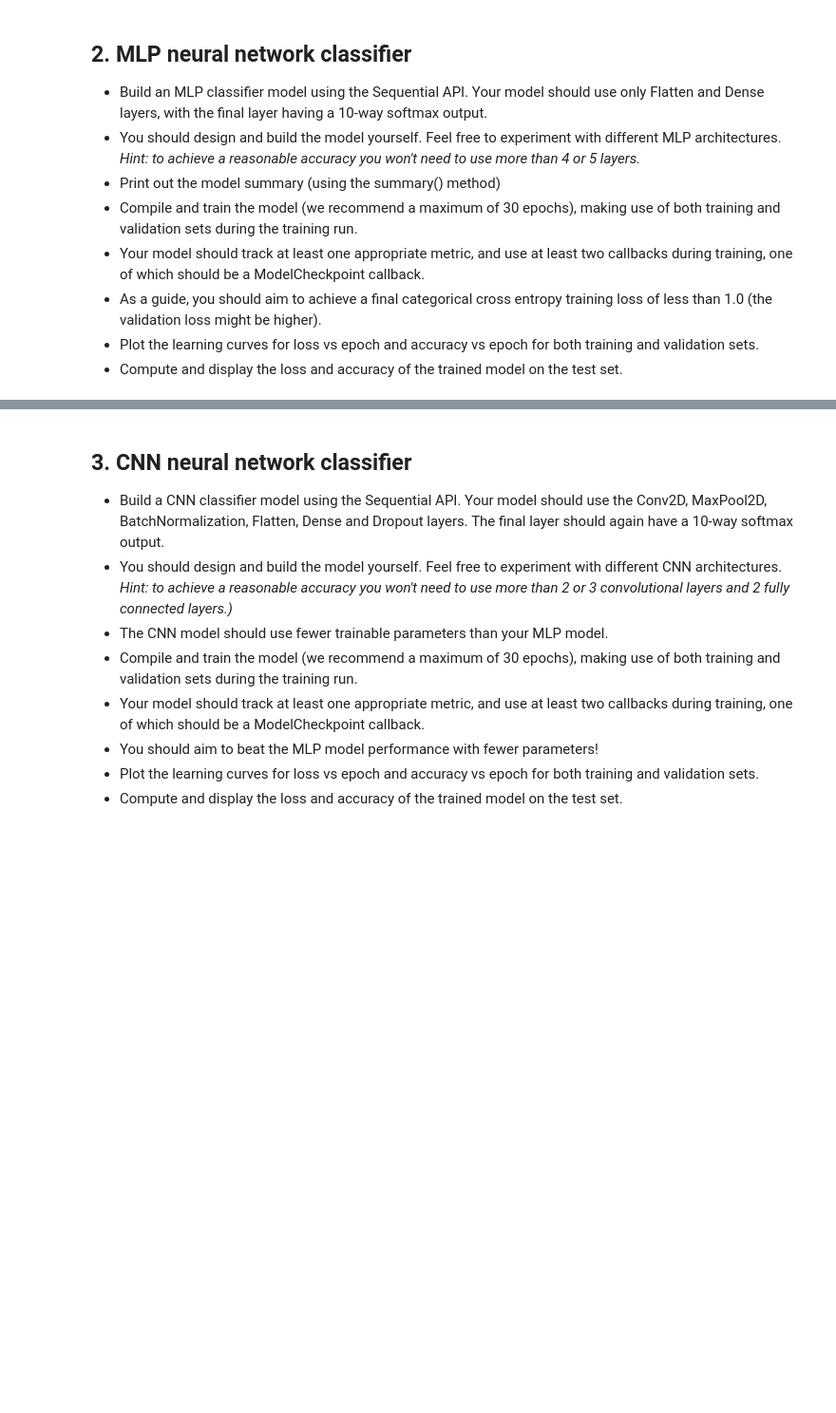
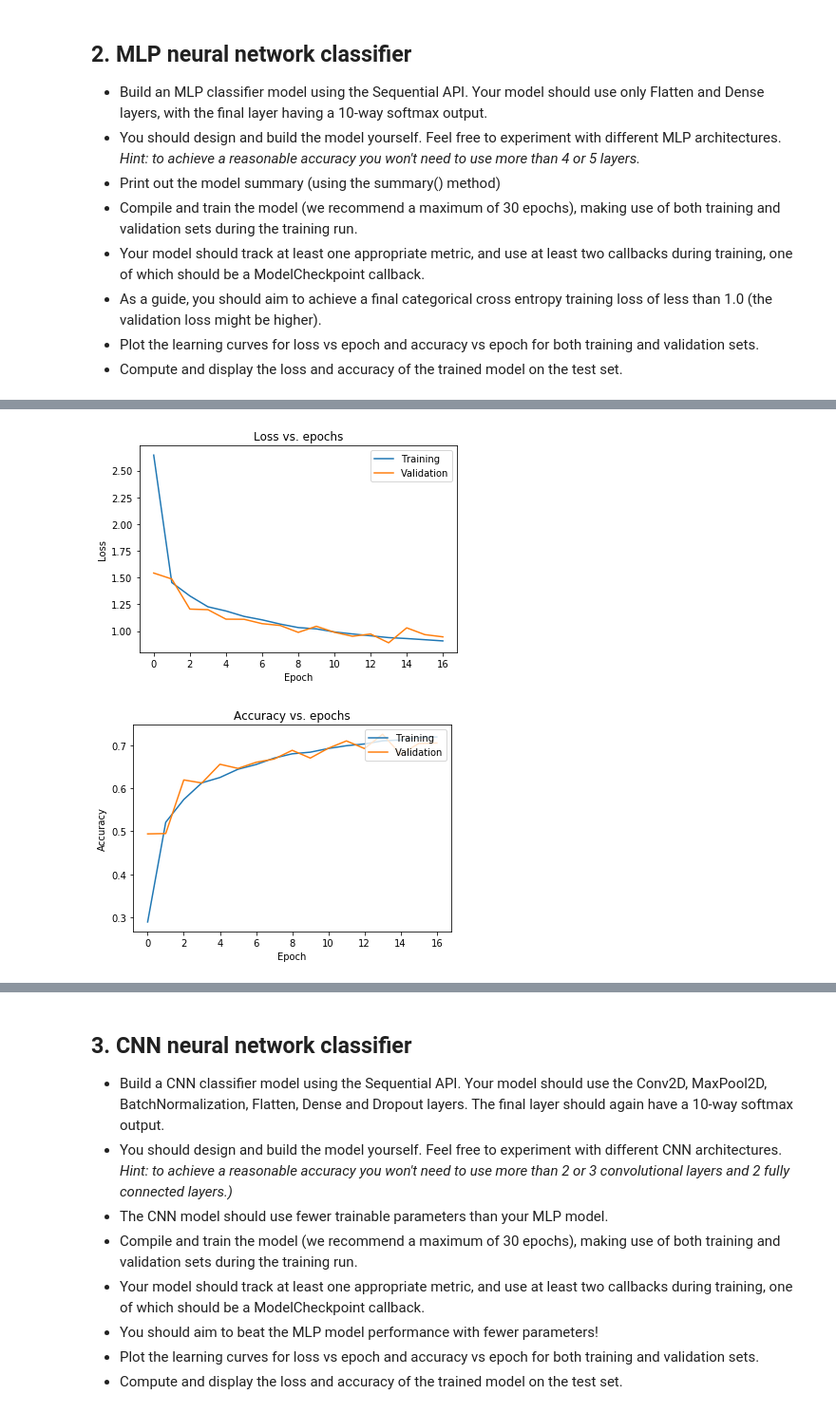
Before and after one commit to cogentdom/tf2-for-deep-learning, a Jupyter notebook: starting-tensorflow/SVHN Classifier.ipynb, the cells around one changed output, grey strips where cells are left out. Shown at 95% size. Drawn from its saved outputs; the diff is of its cells as text; code cells hidden in the pictures; blank space fills up the shorter version.

```diff
--- a/starting-tensorflow/SVHN Classifier.ipynb
+++ b/starting-tensorflow/SVHN Classifier.ipynb
@@ -167,9 +169,9 @@ model = tf.keras.models.Sequential([
     tf.keras.layers.Dense(10, activation='softmax')
 ])
 # %%
-model.compile(optimizer='adam',
+model_mlp.compile(optimizer='adam',
               loss='categorical_crossentropy',
               metrics=['accuracy']
 )
-model.summary()
+model_mlp.summary()
 # %% [output]
@@ -196,18 +198,27 @@ early_stopping = tf.keras.callbacks.EarlyStopping(
     patience=3,
 )
 
-checkpoint_best_only = tf.keras.callbacks.ModelCheckpoint(
+checkpoint_best_mlp = tf.keras.callbacks.ModelCheckpoint(
     save_weights_only=True,
     monitor='val_accuracy',
     save_best_only=True,
     frequency='epoch',
-    filepath='checkpoints_best_only/checkpoint',
+    filepath='checkpoints_best_mlp/checkpoint',
+    verbose=1
+)
+checkpoint_best_cnn = tf.keras.callbacks.ModelCheckpoint(
+    save_weights_only=True,
+    monitor='val_accuracy',
+    save_best_only=True,
+    frequency='epoch',
+    filepath='checkpoints_best_cnn/checkpoint',
     verbose=1
 )
 
-callbacks = [early_stopping, checkpoint_best_only]
+callbacks_mlp = [early_stopping, checkpoint_best_mlp]
+callbacks_cnn = [early_stopping, checkpoint_best_cnn]
 # %%
-history = model.fit(train_X_grey, train_y_sparse, epochs=20, validation_split=0.15, callbacks=callbacks)
+history = model_mlp.fit(train_X_grey, train_y_sparse, epochs=15, validation_split=0.2, callbacks=callbacks_mlp)
 # %% [output]
 Train on 62268 samples, validate on 10989 samples
 Epoch 1/20
@@ -214,9 +240,20 @@ Epoch 1/20
 # %%
 # Run this cell to plot the epoch vs loss graph
 plt.plot(history.history['loss'])
 plt.plot(history.history['val_loss'])
 plt.title('Loss vs. epochs')
 plt.ylabel('Loss')
 plt.xlabel('Epoch')
 plt.legend(['Training', 'Validation'], loc='upper right')
 plt.show()
+
+plt.plot(history.history['accuracy'])
+plt.plot(history.history['val_accuracy'])
+plt.title('Accuracy vs. epochs')
+plt.ylabel('Accuracy')
+plt.xlabel('Epoch')
+plt.legend(['Training', 'Validation'], loc='upper right')
+plt.show()
+# %% [output]
+[figure, added]
+[figure, added]
```
Also changed, not shown: parts of 12 cells of this notebook.
